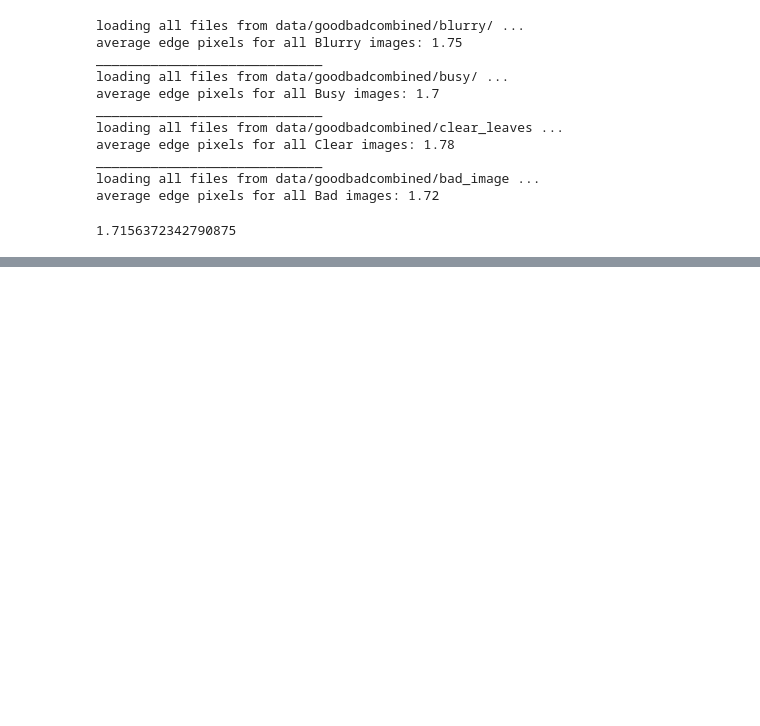
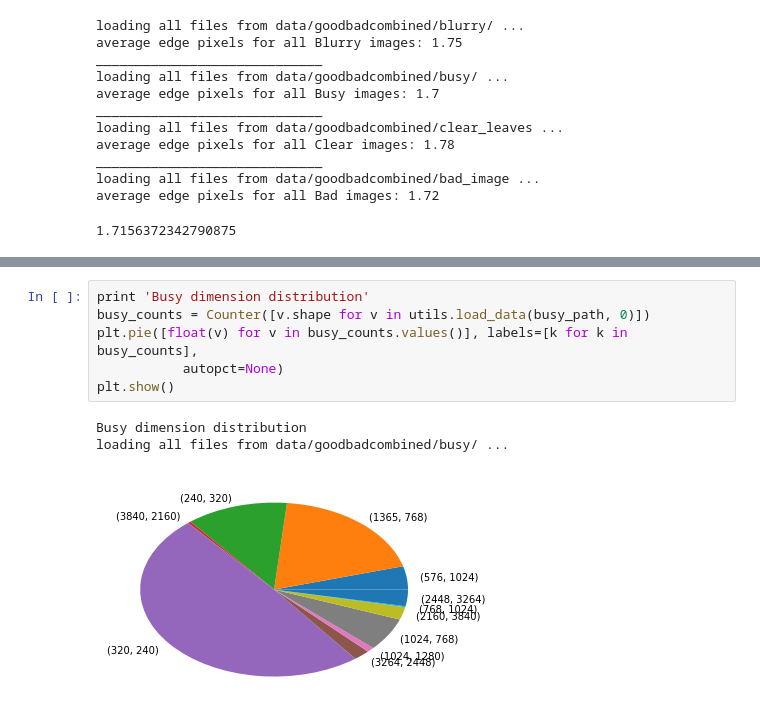
Before and after one commit to Dominiquo/image_quality, a Jupyter notebook: Quality_Control_Model.ipynb, the cells around one changed output, grey strips where cells are left out. Drawn from its saved outputs; the diff is of its cells as text; blank space fills up the shorter version.

```diff
--- a/Quality_Control_Model.ipynb
+++ b/Quality_Control_Model.ipynb
@@ -154,0 +174,10 @@ Counter({(1024, 1280): 1400, (320, 240): 428, (1365, 768): 260, (1024, 768): 98,
+# %%
+print 'Busy dimension distribution'
+busy_counts = Counter([v.shape for v in utils.load_data(busy_path, 0)])
+plt.pie([float(v) for v in busy_counts.values()], labels=[k for k in busy_counts],
+           autopct=None)
+plt.show()
+# %% [output]
+Busy dimension distribution
+loading all files from data/goodbadcombined/busy/ ...
+[figure, added]
```
Also changed, not shown: parts of 8 cells of this notebook, 1 other file.
